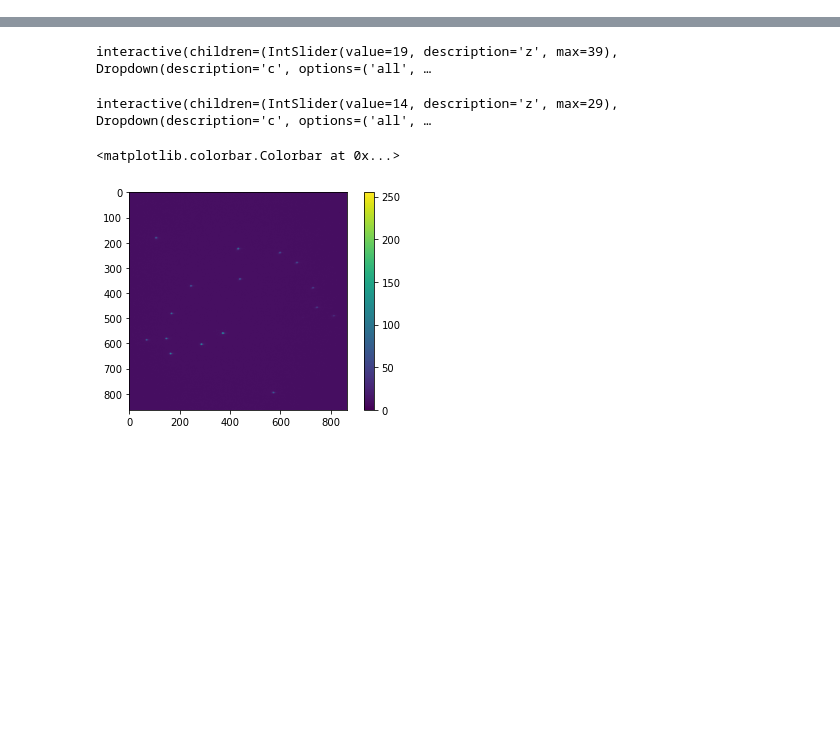
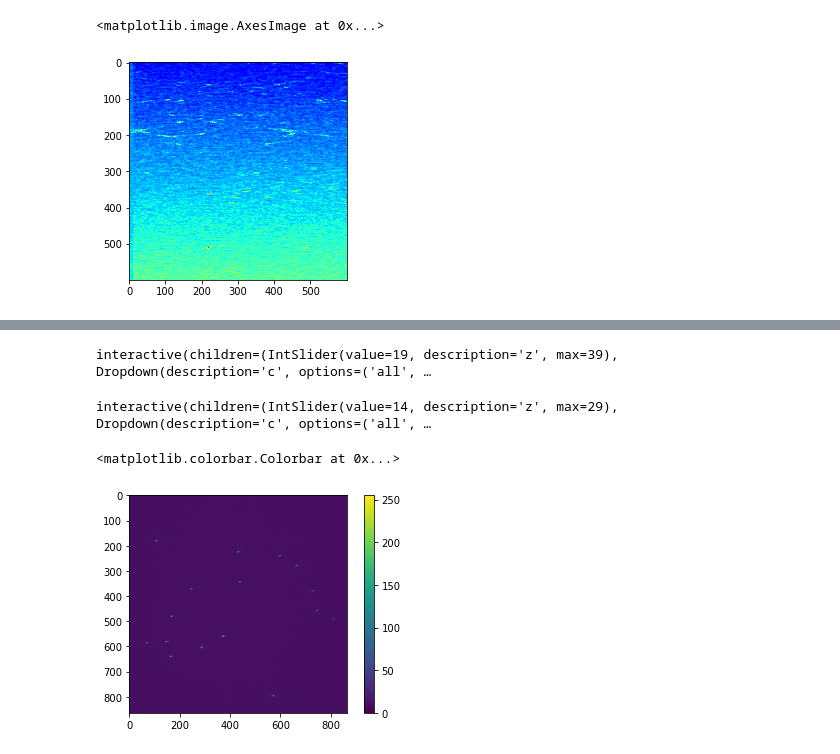
Before and after one commit to adamcohenlab/Jia2023FirstHeartbeat, a Jupyter notebook: Confocal image registration test.ipynb, the cells around one changed output, grey strips where cells are left out. Saved outputs shown, nothing was run; the diff lists cells and outputs as text; code cells hidden in the pictures; blank space fills up the shorter version.

```diff
--- a/Confocal image registration test.ipynb
+++ b/Confocal image registration test.ipynb
@@ -45,8 +81,8 @@ reshaped_xdata = confocal['xdata'].reshape(int(confocal["numlines"]), 2,\
 # %%
 pixel_step = reshaped_xdata[0,0,1] - reshaped_xdata[0,0,0]
 # %%
-offset = np.min(np.mean(confocal["galvofbx"][:int(confocal["points_per_line"]),:],axis=1))
-# offset = np.min(np.mean(confocal["galvofbx"][:int(confocal["points_per_line"])]))
+# offset = np.min(np.mean(confocal["galvofbx"][:int(confocal["points_per_line"]),:],axis=1))
+offset = np.min(np.mean(confocal["galvofbx"][:int(confocal["points_per_line"])]))
 # %%
 offset_pix = offset/pixel_step
 # %%
@@ -55,4 +91,9 @@ revscan_shift = np.roll(np.flip(rev_scan, axis=2), offset_idx, axis=2)
 revscan_shift[:,:,:offset_idx] = np.mean(revscan_shift, axis=(1,2))[:,np.newaxis,np.newaxis]
 # %%
 mean_img = (fwd_scan + revscan_shift)/2
+# %%
+plt.imshow(mean_img[0], cmap="jet", vmin=np.percentile(fwd_scan[0], 0), vmax=np.percentile(fwd_scan[0],99.9))
+# %% [output]
+<matplotlib.image.AxesImage at 0x...>
+[figure, added]
 # %%
```
Also changed, not shown: parts of 10 cells of this notebook, 1 other file.
